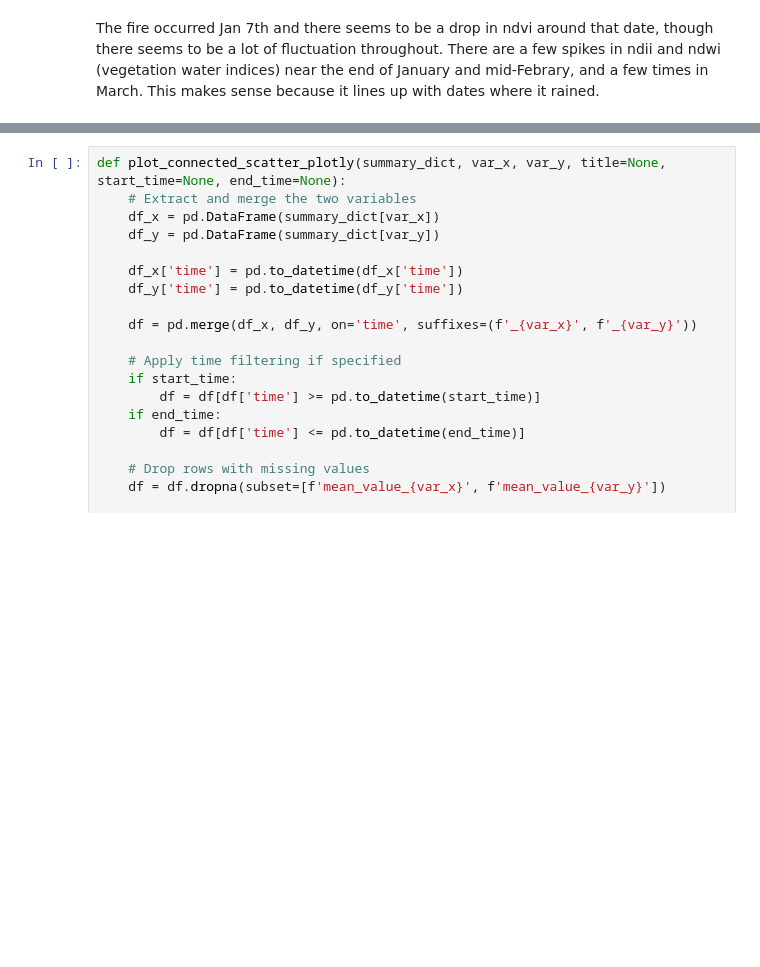
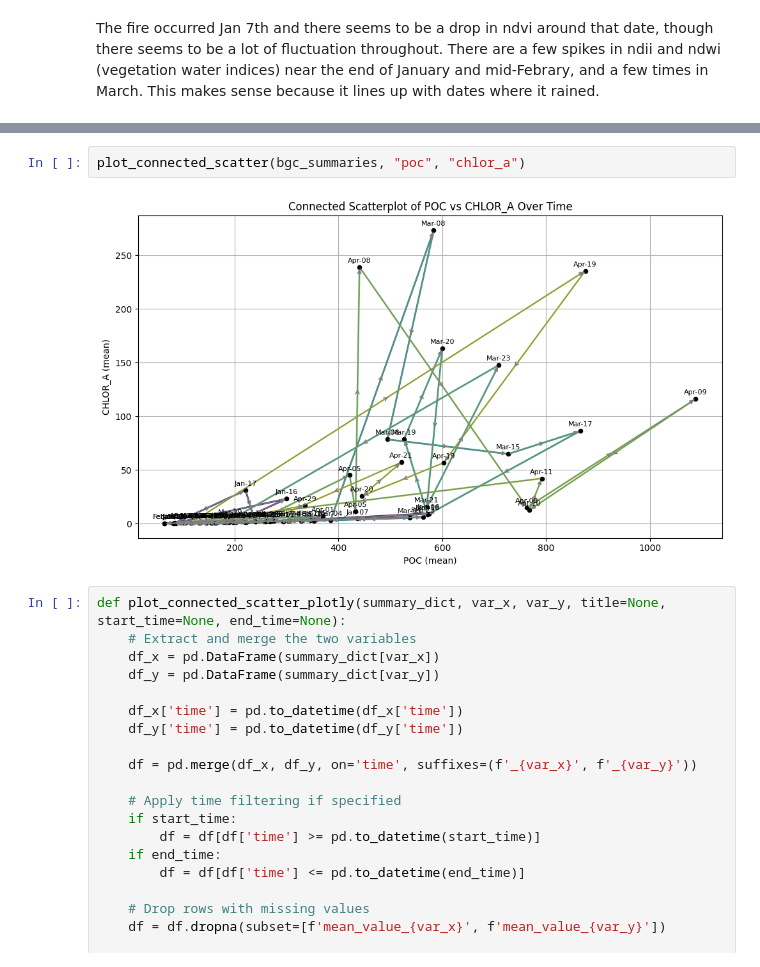
Before and after one commit to katelyn-wang/pace-wildfires, a Jupyter notebook: notebooks/la_fires_analysis.ipynb, the cells around one changed output, grey strips where cells are left out. Saved outputs shown, nothing was run; the diff lists cells and outputs as text; blank space fills up the shorter version.

```diff
--- a/notebooks/la_fires_analysis.ipynb
+++ b/notebooks/la_fires_analysis.ipynb
@@ -501,3 +549,7 @@ plot_connected_scatter(landvi_summaries, "ndii", "ndvi", end_time="2025-02-01")
+# %%
+plot_connected_scatter(bgc_summaries, "poc", "chlor_a")
+# %% [output]
+[figure, added]
 # %%
 def plot_connected_scatter_plotly(summary_dict, var_x, var_y, title=None, start_time=None, end_time=None):
     # Extract and merge the two variables
```
Also changed, not shown: parts of 12 cells of this notebook.
